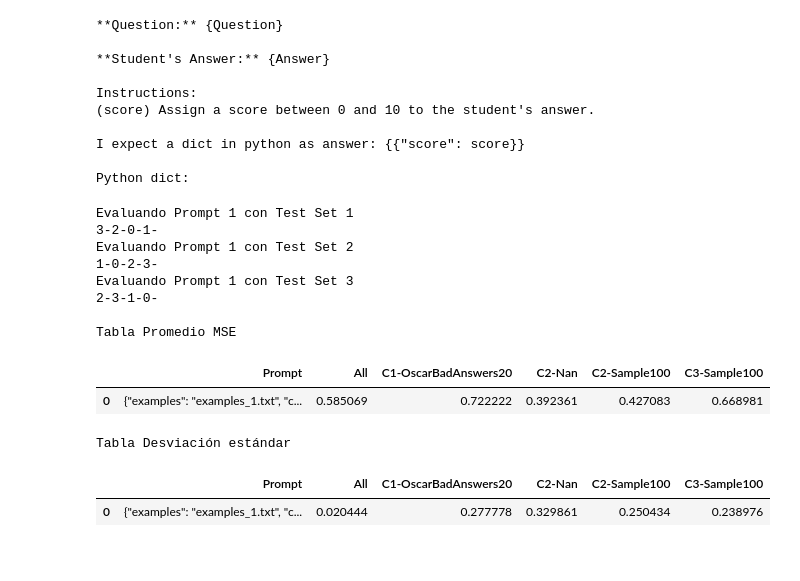
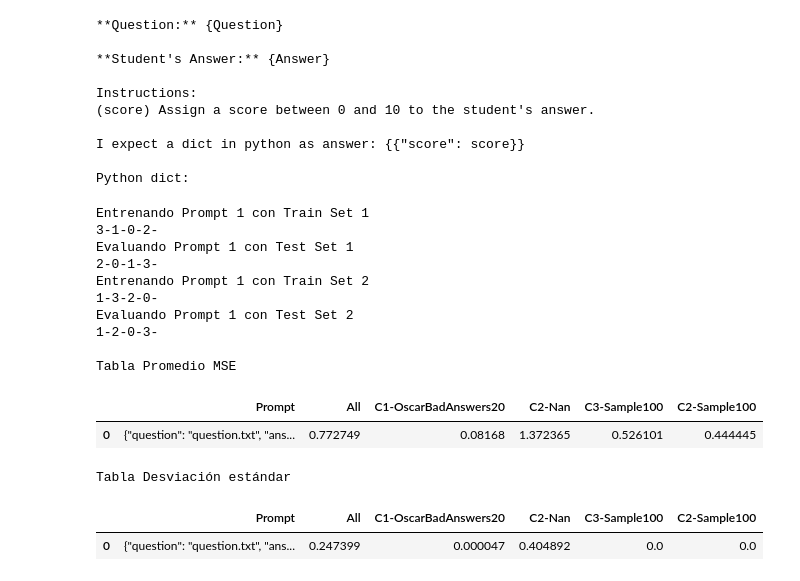
Before and after one commit to OscarRojasG/Experimentos-GPTValidator, a Jupyter notebook: Framework_Experimentos.ipynb, the cells around one changed output. Cells and saved outputs as stored; diff of their text form; code cells hidden in the pictures.

```diff
--- a/Framework_Experimentos.ipynb
+++ b/Framework_Experimentos.ipynb
@@ -467,15 +467,18 @@ class SetPair():
         self.test_set = test_set
 
 # Divide el dataset en conjuntos de entrenamiento/prueba
-def generate_sets(dataset, repetitions, train_set_size=60, test_set_size=100, group_size=15, seed=42):
+def generate_sets(dataset, repetitions, train_set_size, test_set_size, seed=42):
     sets = []
     random.seed(seed)
 
     group_size = train_set_size // 4
     for i in range(repetitions):
-        train_set = dataset.groupby('real_eval', group_keys=False).apply(lambda x: x.sample(group_size, random_state=random.randint(0,100000)))
-        test_set = dataset[~dataset.index.isin(train_set.index)]
-        test_set = dataset.sample(n=test_set_size, random_state=random.randint(0,100000))
+        proportions = df['real_eval'].value_counts(normalize=True)
+        samples_per_class = (proportions * test_set_size).round().astype(int)
+        test_set = df.groupby('real_eval', group_keys=False).apply(lambda x: x.sample(samples_per_class[x.name], random_state=random.randint(0,100000)))
+
+        train_set = dataset[~dataset.index.isin(test_set.index)]
+        train_set = train_set.groupby('real_eval', group_keys=False).apply(lambda x: x.sample(group_size, random_state=random.randint(0,100000)))
         sets.append(SetPair(train_set, test_set))
 
     return sets
@@ -563,8 +566,9 @@ def experiment(dataset, prompts, repetitions, eval_function, eval_params=None, t
 
             iter_params = eval_params
             if not eval_params:
-                print(f"Entrenando Prompt {i+1} con Train Set {j+1}\n")
+                print(f"Entrenando Prompt {i+1} con Train Set {j+1}")
                 iter_params = train(train_set, prompt, criteria, eval_function)
+                print()
 
             print(f"Evaluando Prompt {i+1} con Test Set {j+1}")
             metrics = test(test_set, prompt, criteria, eval_function, iter_params)
@@ -662,11 +666,11 @@ replace Miniprompts_v2/analysis/analysis_full.txt? [y]es, [n]o, [A]ll, [N]one, [
   inflating: Miniprompts_v2/score/score_single.txt
 # %%
 column_data = {
-    "context": "Contexto",
+    "context": "Contexto simple",
     "question": "Pregunta",
     "answer": "Respuesta",
     "real_eval": "Promedio Redondeado",
-    "dataset": "DatasetProveniente"
+    "dataset": "DataSet"
 }
 
 df = load_dataset("datasets_v2.xlsx", "AllDatasets (1dif)", column_data)
@@ -699,7 +703,7 @@ prompt_data = {
     }
 }
 
-prompt_folder = "Miniprompts_v2"
+prompt_folder = "GPTEvaluator/Experiments/Miniprompts_v2"
 
 prompts = generate_prompts(prompt_data, prompt_folder)
 # %% [output]
@@ -714,18 +718,20 @@ I expect a dict in python as answer: {{"score": score}}
 
 Python dict:
 # %%
-x = experiment(df, prompts, repetitions=3, eval_function="map", eval_params=[1, 3, 6], train_set_size=4, test_set_size=4, seed=42)
+x = experiment(df, prompts, repetitions=2, eval_function="map", eval_params=None, train_set_size=4, test_set_size=4, seed=42)
 # %% [output]
+Entrenando Prompt 1 con Train Set 1
+3-1-0-2-
 Evaluando Prompt 1 con Test Set 1
-3-2-0-1-
+2-0-1-3-
+Entrenando Prompt 1 con Train Set 2
+1-3-2-0-
 Evaluando Prompt 1 con Test Set 2
-1-0-2-3-
-Evaluando Prompt 1 con Test Set 3
-2-3-1-0-
+1-2-0-3-
 
 Tabla Promedio MSE
-|  | Prompt | All | C1-OscarBadAnswers20 | C2-Nan | C2-Sample100 | C3-Sample100 |
-| 0 | {"examples": "examples_1.txt", "c... | 0.585069 | 0.722222 | 0.392361 | 0.427083 | 0.668981 |
+|  | Prompt | All | C1-OscarBadAnswers20 | C2-Nan | C3-Sample100 | C2-Sample100 |
+| 0 | {"question": "question.txt", "ans... | 0.772749 | 0.08168 | 1.372365 | 0.526101 | 0.444445 |
 Tabla Desviación estándar
-|  | Prompt | All | C1-OscarBadAnswers20 | C2-Nan | C2-Sample100 | C3-Sample100 |
-| 0 | {"examples": "examples_1.txt", "c... | 0.020444 | 0.277778 | 0.329861 | 0.250434 | 0.238976 |
+|  | Prompt | All | C1-OscarBadAnswers20 | C2-Nan | C3-Sample100 | C2-Sample100 |
+| 0 | {"question": "question.txt", "ans... | 0.247399 | 0.000047 | 0.404892 | 0.0 | 0.0 |
```
Also changed, not shown: parts of 1 cell of this notebook.
